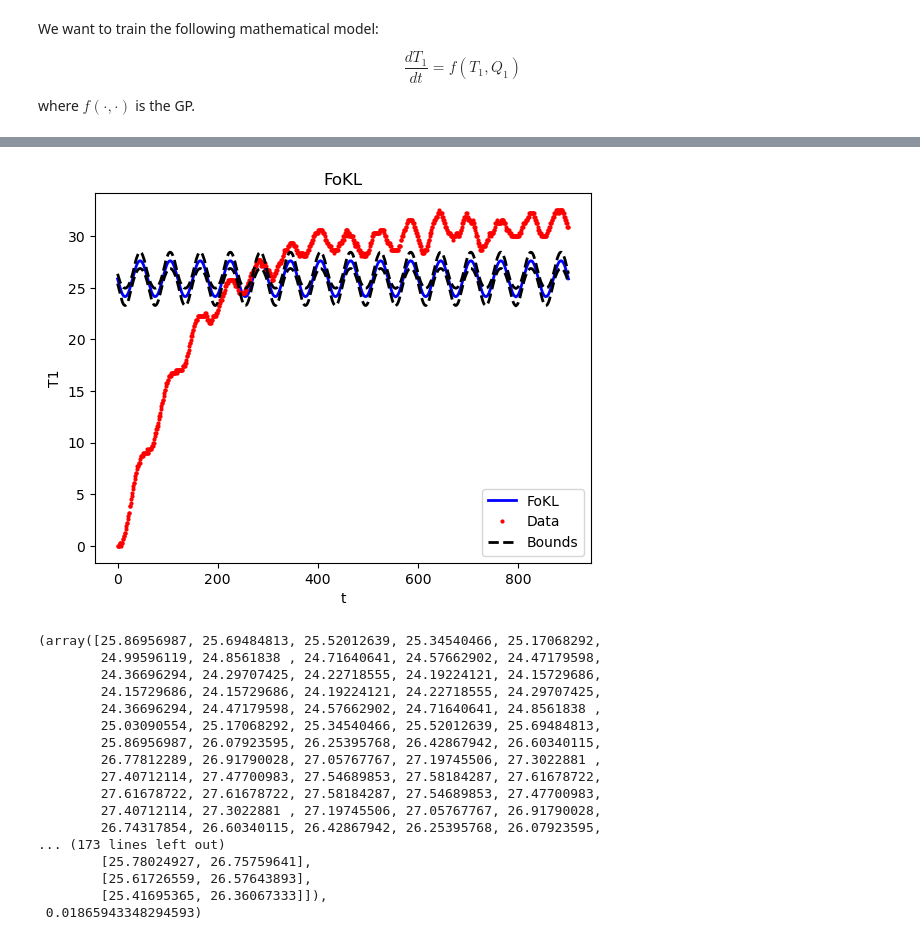
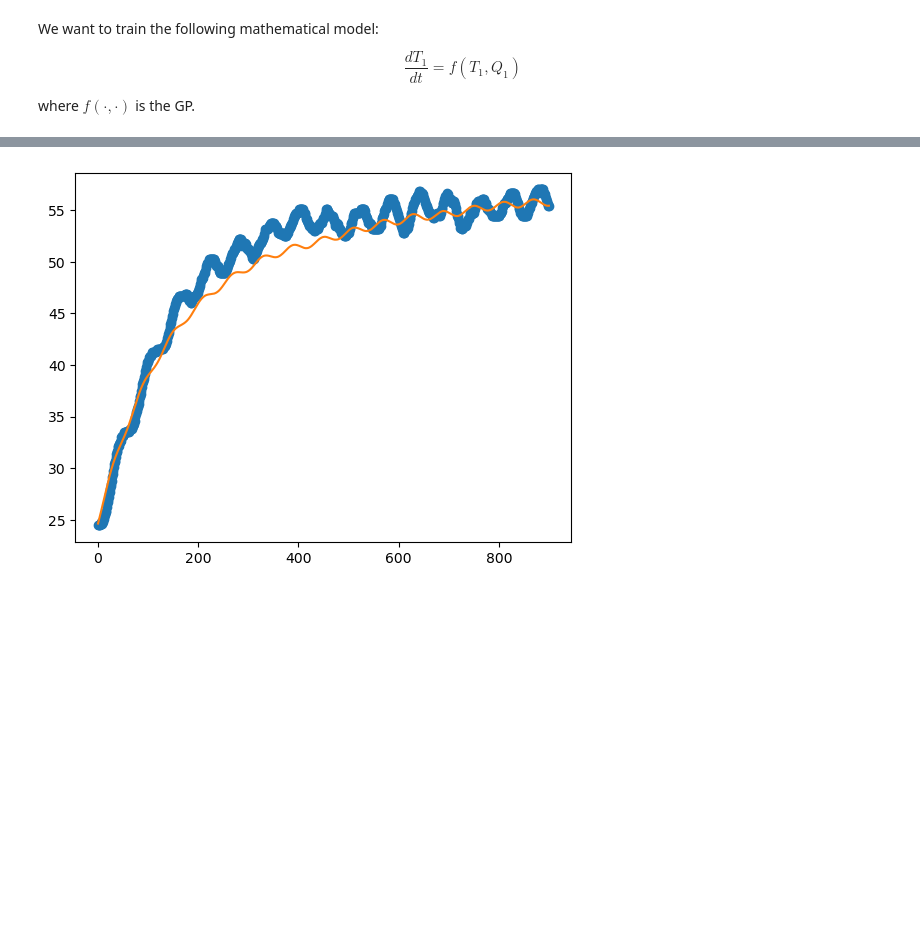
Before and after one commit to jakekrell/FoKL-GPy, a Jupyter notebook: examples/pyomo_tclab/pyomo_tclab_v1.ipynb, the cells around one changed output, grey strips where cells are left out. Drawn from its saved outputs; the diff is of its cells as text; code cells hidden in the pictures; blank space fills up the shorter version.

```diff
--- a/examples/pyomo_tclab/pyomo_tclab_v1.ipynb
+++ b/examples/pyomo_tclab/pyomo_tclab_v1.ipynb
@@ -65,7 +83,7 @@ plt.show()
 # %%
-f = FoKLRoutines.FoKL(kernel=1, UserWarnings=False)
+f = FoKLRoutines.FoKL(kernel=1, UserWarnings=True)
 print("\nTraining FoKL model...")
-f.fit([T1, u1], dT1dt, clean=True)
+betas, mtx, evs = f.fit([T1_smooth - Tamb, u1], dT1dt, clean=True)
 print("Done!")
 f.save('attempt1.fokl')
 # %% [output]
@@ -103,6 +99,0 @@ f.coverage3(plot=True, xlabel='t', xaxis=t, ylabel='y')
-# %%
-f = FoKLRoutines.FoKL(kernel=1, UserWarnings=False)
-print("\nTraining FoKL model...")
-f.fit([u1], T1, clean=True)
-print("Done!")
-f.save('attempt2.fokl')
@@ -117,22 +100,13 @@ Done!
-# %%
-# Plot to visualize dataset and model:
-f.coverage3(plot=True, xlabel='t', xaxis=t, ylabel='T1')
-# %% [output]
-[figure, removed]
-(array([25.86956987, 25.69484813, 25.52012639, 25.34540466, 25.17068292,
-        24.99596119, 24.8561838 , 24.71640641, 24.57662902, 24.47179598,
-        24.36696294, 24.29707425, 24.22718555, 24.19224121, 24.15729686,
-        24.15729686, 24.15729686, 24.19224121, 24.22718555, 24.29707425,
-        24.36696294, 24.47179598, 24.57662902, 24.71640641, 24.8561838 ,
-        25.03090554, 25.17068292, 25.34540466, 25.52012639, 25.69484813,
-        25.86956987, 26.07923595, 26.25395768, 26.42867942, 26.60340115,
-        26.77812289, 26.91790028, 27.05767767, 27.19745506, 27.3022881 ,
-        27.40712114, 27.47700983, 27.54689853, 27.58184287, 27.61678722,
-        27.61678722, 27.61678722, 27.58184287, 27.54689853, 27.47700983,
-        27.40712114, 27.3022881 , 27.19745506, 27.05767767, 26.91790028,
-        26.74317854, 26.60340115, 26.42867942, 26.25395768, 26.07923595,
-... (173 lines left out)
-        [25.78024927, 26.75759641],
-        [25.61726559, 26.57643893],
-        [25.41695365, 26.36067333]]),
- 0.01865943348294593)
+# %%
+dT1dt_pred = f.evaluate([T1_smooth - Tamb, u1], betas, mtx)
+# %%
+dt = np.gradient(t)
+# %%
+# This is a very simple integration of the derivative to get the prediction
+T1_pred = np.cumsum(dT1dt_pred*dt)
+
+plt.plot(t, T1_smooth, label='T1 data', marker='o')
+plt.plot(t, T1_pred + Tamb, label='T1 prediction', linestyle='-')
+plt.show()
+# %% [output]
+[figure, added]
```
Also changed, not shown: parts of 9 cells of this notebook.
